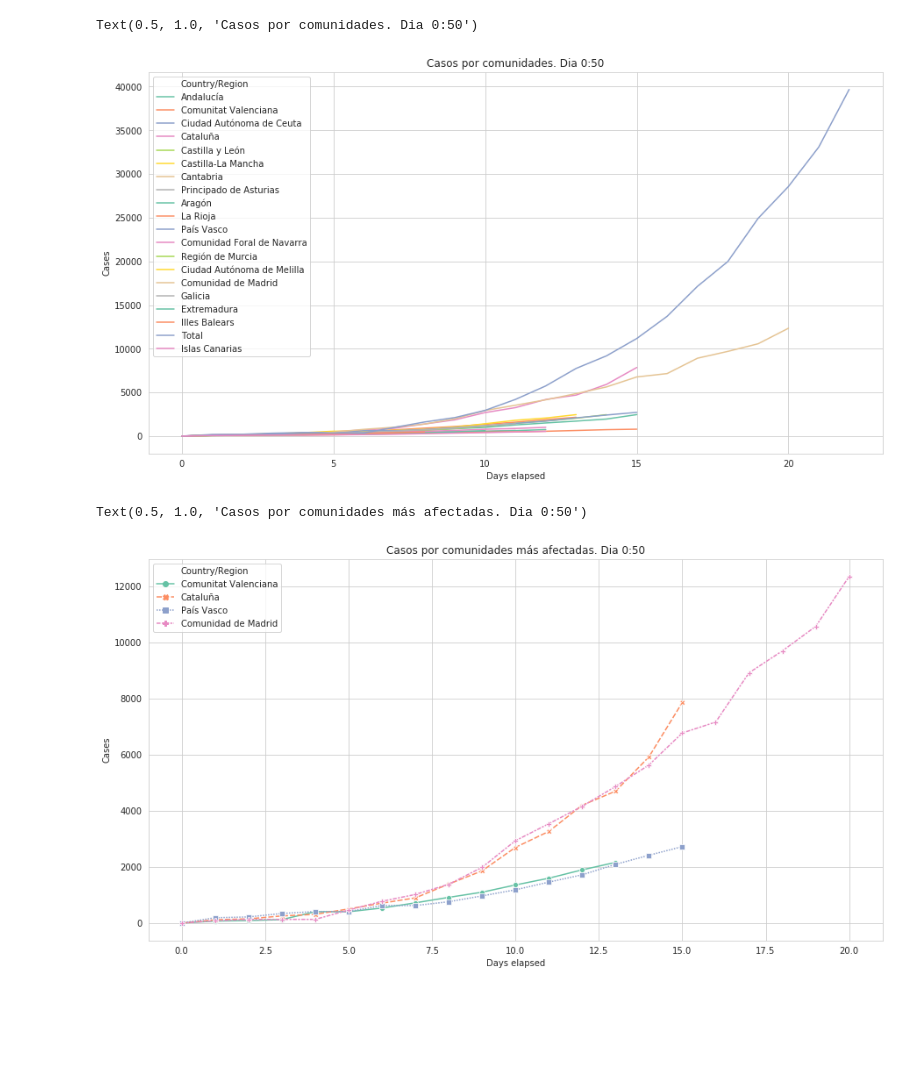
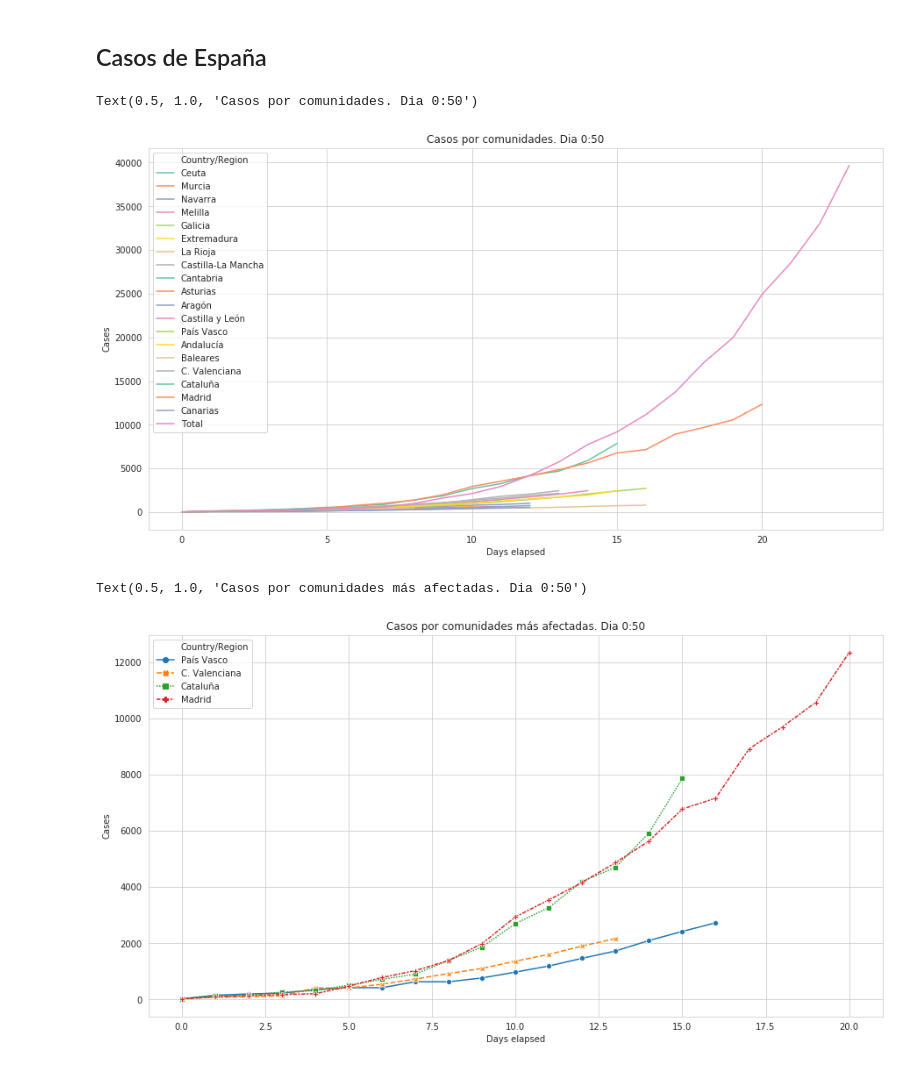
Before and after one commit to cmiglio/coronavirus_global_spain, a Jupyter notebook: plot_cases.ipynb, the cells around one changed output. Drawn from its saved outputs; the diff is of its cells as text; code cells hidden in the pictures; blank space fills up the shorter version.

```diff
--- a/plot_cases.ipynb
+++ b/plot_cases.ipynb
@@ -60,8 +82,10 @@ ax=sns.lineplot(x="Days elapsed", y="Cases",
+# %% [markdown]
+## Casos de España
 # %%
-spain_cases=pd.read_csv('https://raw.githubusercontent.com/AlbertoCasasOrtiz/Coronavirus-Spain-Dataset/master/cases.csv')
-
-spain_cases = spain_cases.melt(id_vars='Comunidad autónoma',value_name='Cases',var_name='Date')
-spain_cases = spain_cases.rename(columns={'Comunidad autónoma':'Country/Region'})
+spain_cases=pd.read_csv('https://raw.githubusercontent.com/datadista/datasets/master/COVID%2019/ccaa_covid19_casos.csv')
+spain_cases = spain_cases.drop(columns=['cod_ine'])
+spain_cases = spain_cases.melt(id_vars='CCAA',value_name='Cases',var_name='Date')
+spain_cases = spain_cases.rename(columns={'CCAA':'Country/Region'})
 date = spain_cases['Date'].str.split('-', n = 2, expand = True)
 spain_cases['Year'] = date[0]
 spain_cases['Month'] = date[1]
@@ -87,25 +111,25 @@ ax=sns.lineplot(x="Days elapsed", y="Cases",
 ax.set_title('Casos por comunidades. Dia 0:' + str(day0))
 # %% [output]
 Text(0.5, 1.0, 'Casos por comunidades. Dia 0:50')
-[figure, old version]
+[figure, new version]
 # %%
 day0 = 50
-autonomies = ['Comunidad de Madrid','Cataluña','País Vasco','Comunitat Valenciana']
+autonomies = ['Madrid','Cataluña','País Vasco','C. Valenciana']
 spain_cases_aux = spain_cases[spain_cases['Country/Region'].isin(autonomies)]
 spain_cases_aux['Days elapsed'] = 0
 for autonomy in autonomies:
     days_elapsed = (len(spain_cases_aux[(spain_cases_aux['Cases']>day0) & (spain_cases_aux['Country/Region']==autonomy)]))
     spain_cases_aux['Days elapsed'][(spain_cases_aux['Cases']>day0) & (spain_cases_aux['Country/Region']==autonomy)]=np.arange(0,days_elapsed)
 
 
 
 sns.set_style("whitegrid")
 fig_size = (15,8)
 fig, ax = plt.subplots(figsize=fig_size)
 ax=sns.lineplot(x="Days elapsed", y="Cases",
              hue="Country/Region",
-             data=spain_cases_aux, palette='Set2', markers=True, style = 'Country/Region')
+             data=spain_cases_aux, palette='tab10', markers=True, style = 'Country/Region')
 ax.set_title('Casos por comunidades más afectadas. Dia 0:' + str(day0))
 # %% [output]
 Text(0.5, 1.0, 'Casos por comunidades más afectadas. Dia 0:50')
-[figure, old version]
+[figure, new version]
```
Also changed, not shown: parts of 14 cells of this notebook.
